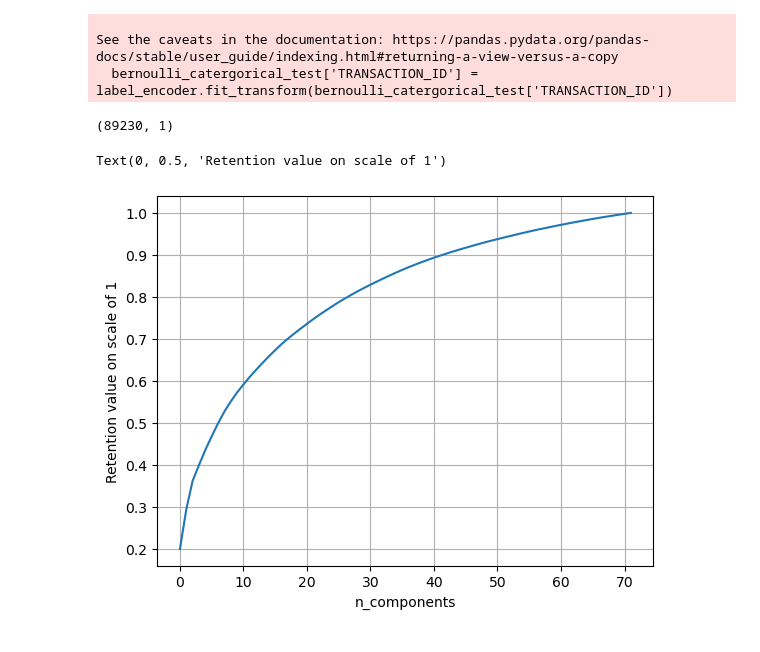
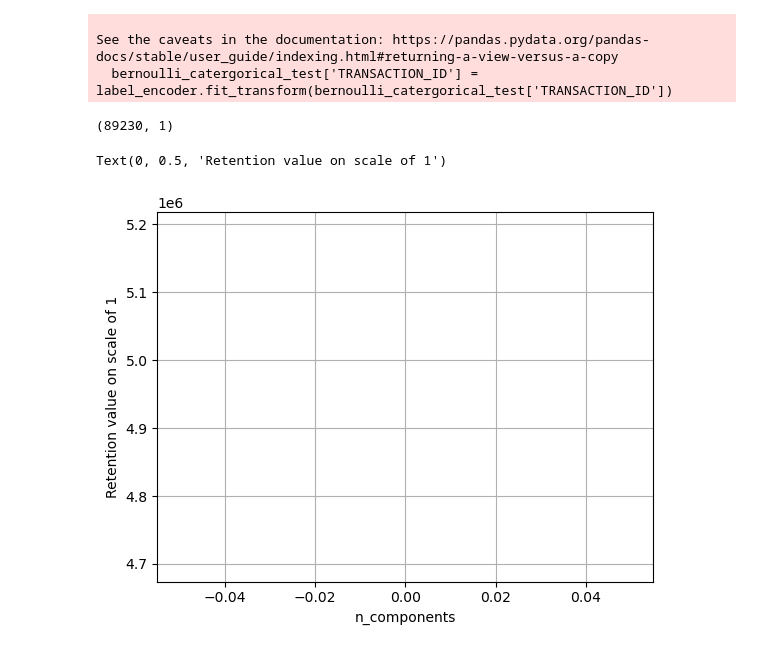
Before and after one commit to 25ohms/scotiabankfrauddetection, a Jupyter notebook: test.ipynb, the cells around one changed output. Saved outputs shown, nothing was run; the diff lists cells and outputs as text; code cells hidden in the pictures.

```diff
--- a/test.ipynb
+++ b/test.ipynb
@@ -321,18 +321,18 @@ See the caveats in the documentation: https://pandas.pydata.org/pandas-docs/stab
 # %%
 pca_b_c = decomposition.PCA(n_components=0.95)
 pca_b_c_train = pca_b_c.fit_transform(bernoulli_catergorical_train)
 print(pca_b_c_train.shape)
 
 pca_b_c.n_components = 33
 
 retention_value_b_c = pca_b_c.explained_variance_ / np.sum(pca.explained_variance_);
-cumulative_retention_b_c = np.cumsum(retention_value)
+cumulative_retention_b_c = np.cumsum(retention_value_b_c)
 
 plt.plot(cumulative_retention_b_c)
 plt.grid()
 plt.xlabel('n_components')
 plt.ylabel('Retention value on scale of 1')
 # %% [output]
 (89230, 1)
 Text(0, 0.5, 'Retention value on scale of 1')
-[figure, old version]
+[figure, new version]
```
